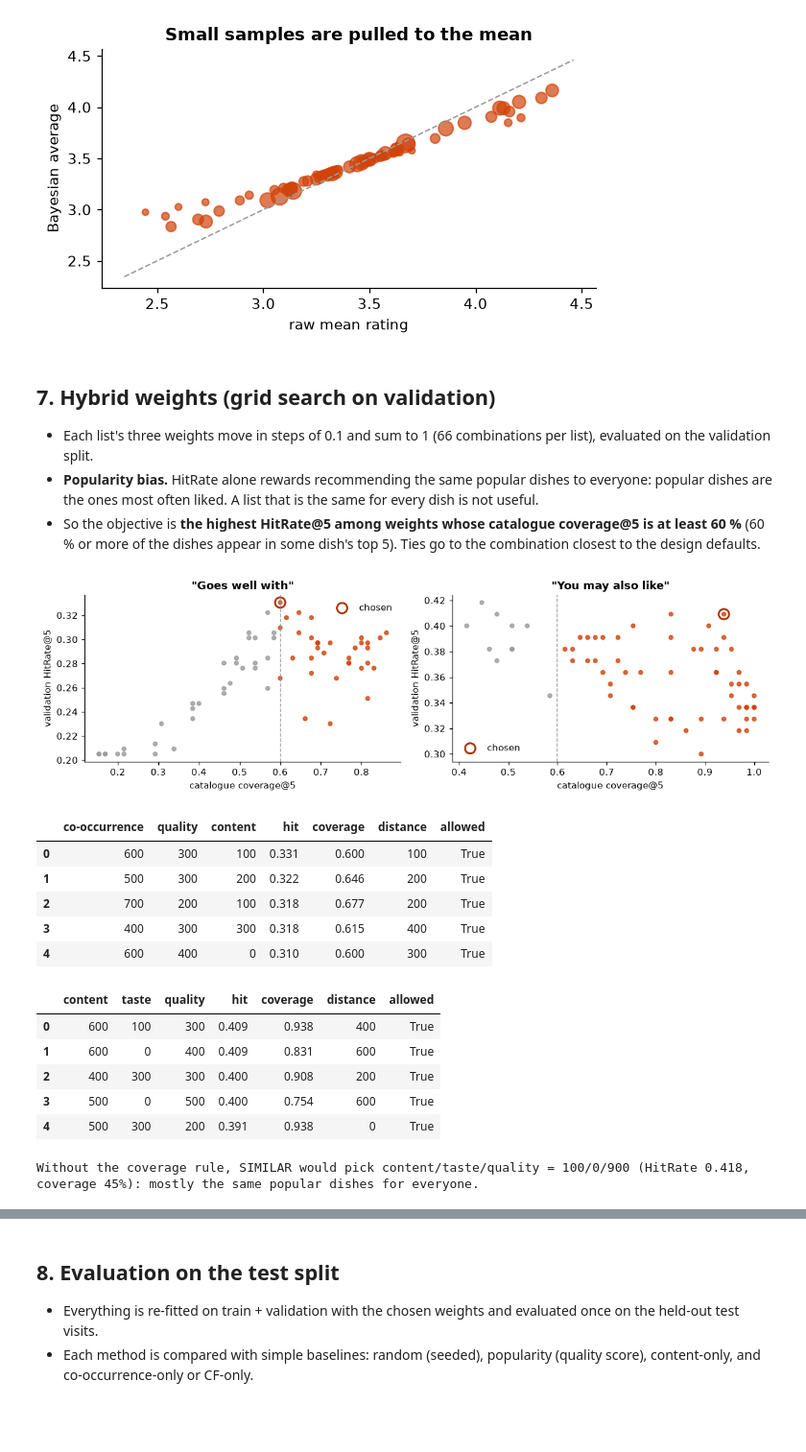
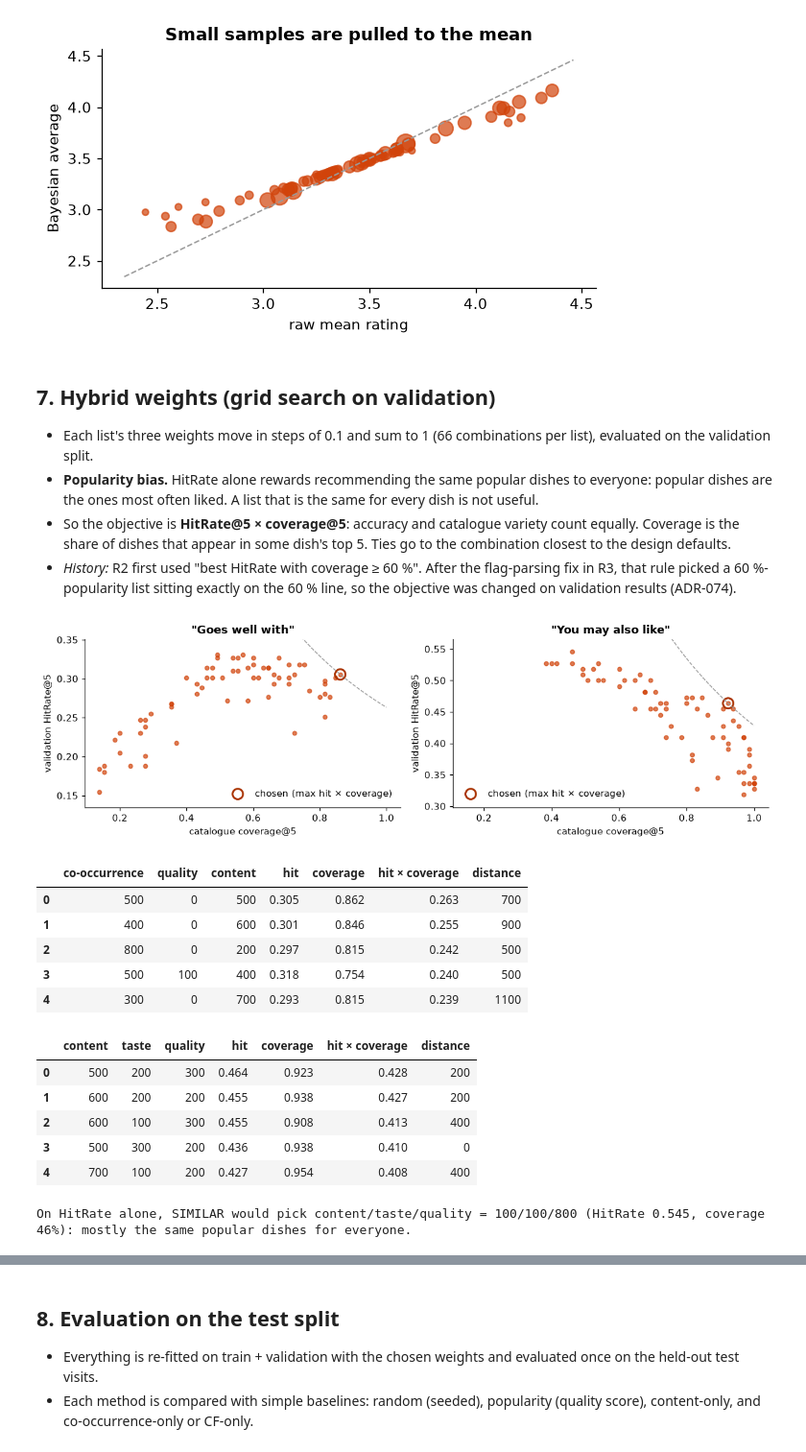
Before and after one commit to uTkarsho6/cafe-website, a Jupyter notebook: notebooks/recommendation.ipynb, the cells around one changed output, grey strips where cells are left out. Shown at 96% size. Saved outputs shown, nothing was run; the diff lists cells and outputs as text; code cells hidden in the pictures; blank space fills up the shorter version.

```diff
--- a/notebooks/recommendation.ipynb
+++ b/notebooks/recommendation.ipynb
@@ -183,9 +183,9 @@ def svd_rmse(train_df, eval_df, k):
         a, j = uidx.get(u, -1), iidx[s]
         p = b.predict(a, j) + (approx[a, j] if a >= 0 else 0.0)
         e.append(min(5, max(1, p)) - r)
-    return float(np.sqrt(np.mean(np.square(e))))
+    return float(np.sqrt(np.mean(np.square(e)))), float(np.mean(np.abs(e)))
 svd_sweep = pd.DataFrame({"components": [2, 5, 10, 20]})
-svd_sweep["validation RMSE"] = [svd_rmse(train_in, valid, k) for k in svd_sweep.components]
+svd_sweep["validation RMSE"] = [svd_rmse(train_in, valid, k)[0] for k in svd_sweep.components]
 svd_sweep.round(3)
 # %% [output]
 |  | components | validation RMSE |
@@ -208,7 +208,7 @@ rows = [
     ("User mean", test_scores["rmse_user_mean"], test_scores["mae_user_mean"]),
     ("Baseline predictor (μ + b_u + b_i)", test_scores["rmse_baseline"], test_scores["mae_baseline"]),
     (f"Item–item CF (λ_cf = {best_lam:g})", float(np.sqrt(np.mean(np.square(cf_err)))), float(np.mean(np.abs(cf_err)))),
-    (f"TruncatedSVD (k = {best_k})", svd_rmse(train_full, test, best_k), float("nan")),
+    (f"TruncatedSVD (k = {best_k})", *svd_rmse(train_full, test, best_k)),
 ]
 rating_table = pd.DataFrame(rows, columns=["method", "test RMSE", "test MAE"])
 plt.figure(figsize=(6.5, 2.8))
@@ -284,57 +284,59 @@ save("05_bayesian_quality")
 
 - Each list's three weights move in steps of 0.1 and sum to 1 (66 combinations per list), evaluated on the validation split.
 - **Popularity bias.** HitRate alone rewards recommending the same popular dishes to everyone: popular dishes are the ones most often liked. A list that is the same for every dish is not useful.
-- So the objective is **the highest HitRate@5 among weights whose catalogue coverage@5 is at least 60 %** (60 % or more of the dishes appear in some dish's top 5). Ties go to the combination closest to the design defaults.
+- So the objective is **HitRate@5 × coverage@5**: accuracy and catalogue variety count equally. Coverage is the share of dishes that appear in some dish's top 5. Ties go to the combination closest to the design defaults.
+- *History:* R2 first used "best HitRate with coverage ≥ 60 %". After the flag-parsing fix in R3, that rule picked a 60 %-popularity list sitting exactly on the 60 % line, so the objective was changed on validation results (ADR-074).
 # %%
 def grid():
     for a in range(0, 1001, 100):
         for b in range(0, 1001 - a, 100):
             yield a, b, 1000 - a - b
-MIN_COVERAGE = 0.6
 def list_coverage(m, kind):
     return len({e for s in m.slugs for e in R.top(m, s, kind, 5)}) / len(m.slugs)
 comp_rows, sim_rows = [], []
 for a, b, c in grid():
     m = R.with_weights(model_in, dict(R.DEFAULT_WEIGHTS, compCoocPm=a, compQualityPm=b, compContentPm=c))
     comp_rows.append((a, b, c, R.eval_complement(lambda s: R.top(m, s, "COMPLEMENT", 10), valid)["hit_rate"],
                       list_coverage(m, "COMPLEMENT")))
     m = R.with_weights(model_in, dict(R.DEFAULT_WEIGHTS, simContentPm=a, simTastePm=b, simQualityPm=c))
     sim_rows.append((a, b, c, R.eval_similar(lambda s: R.top(m, s, "SIMILAR", 10), train_in, valid, ROLE)["hit_rate"],
                      list_coverage(m, "SIMILAR")))
 def choose(rows, default):
     df = pd.DataFrame(rows, columns=["w1", "w2", "w3", "hit", "coverage"])
+    df["hit × coverage"] = df.hit * df.coverage
     df["distance"] = (df[["w1", "w2", "w3"]] - np.array(default)).abs().sum(axis=1)
-    df["allowed"] = df.coverage >= MIN_COVERAGE
-    return df.sort_values(["allowed", "hit", "distance"], ascending=[False, False, True]).reset_index(drop=True)
+    return df.sort_values(["hit × coverage", "distance"], ascending=[False, True]).reset_index(drop=True)
 comp_grid = choose(comp_rows, (600, 250, 150)).rename(columns={"w1": "co-occurrence", "w2": "quality", "w3": "content"})
 sim_grid = choose(sim_rows, (500, 300, 200)).rename(columns={"w1": "content", "w2": "taste", "w3": "quality"})
 fig, ax = plt.subplots(1, 2, figsize=(11, 3.4))
 for a, g, title, chosen_w in ((ax[0], comp_grid, '"Goes well with"', "co-occurrence"), (ax[1], sim_grid, '"You may also like"', "content")):
-    a.scatter(g.coverage, g.hit, s=18, color=[ORANGE if ok else GREY for ok in g.allowed], alpha=0.8)
-    a.scatter([g.coverage[0]], [g.hit[0]], s=120, facecolors="none", edgecolors=BROWN, linewidths=2, label="chosen")
-    a.axvline(MIN_COVERAGE, color=GREY, ls="--", lw=1)
+    a.scatter(g.coverage, g.hit, s=18, color=ORANGE, alpha=0.7)
+    a.scatter([g.coverage[0]], [g.hit[0]], s=120, facecolors="none", edgecolors=BROWN, linewidths=2, label="chosen (max hit × coverage)")
+    xs = np.linspace(0.15, 1.0, 50)
+    a.plot(xs, g["hit × coverage"][0] / xs, color=GREY, ls="--", lw=1)
+    a.set_ylim(g.hit.min() - 0.02, g.hit.max() + 0.02)
     a.set_xlabel("catalogue coverage@5"); a.set_ylabel("validation HitRate@5"); a.set_title(title); a.legend(frameon=False)
 save("07_weight_search")
 display(comp_grid.head(5).round(3)); display(sim_grid.head(5).round(3))
 best_unconstrained = sim_grid.sort_values("hit", ascending=False).iloc[0]
-print(f"Without the coverage rule, SIMILAR would pick content/taste/quality = "
+print(f"On HitRate alone, SIMILAR would pick content/taste/quality = "
       f"{int(best_unconstrained.content)}/{int(best_unconstrained.taste)}/{int(best_unconstrained.quality)} "
       f"(HitRate {best_unconstrained.hit:.3f}, coverage {best_unconstrained.coverage:.0%}): mostly the same popular dishes for everyone.")
 # %% [output]
-[figure, old version]
+[figure, new version]
-|  | co-occurrence | quality | content | hit | coverage | distance | allowed |
-| 0 | 600 | 300 | 100 | 0.331 | 0.600 | 100 | True |
-| 1 | 500 | 300 | 200 | 0.322 | 0.646 | 200 | True |
-| 2 | 700 | 200 | 100 | 0.318 | 0.677 | 200 | True |
-| 3 | 400 | 300 | 300 | 0.318 | 0.615 | 400 | True |
-| 4 | 600 | 400 | 0 | 0.310 | 0.600 | 300 | True |
+|  | co-occurrence | quality | content | hit | coverage | hit × coverage | distance |
+| 0 | 500 | 0 | 500 | 0.305 | 0.862 | 0.263 | 700 |
+| 1 | 400 | 0 | 600 | 0.301 | 0.846 | 0.255 | 900 |
+| 2 | 800 | 0 | 200 | 0.297 | 0.815 | 0.242 | 500 |
+| 3 | 500 | 100 | 400 | 0.318 | 0.754 | 0.240 | 500 |
+| 4 | 300 | 0 | 700 | 0.293 | 0.815 | 0.239 | 1100 |
-|  | content | taste | quality | hit | coverage | distance | allowed |
-| 0 | 600 | 100 | 300 | 0.409 | 0.938 | 400 | True |
-| 1 | 600 | 0 | 400 | 0.409 | 0.831 | 600 | True |
-| 2 | 400 | 300 | 300 | 0.400 | 0.908 | 200 | True |
-| 3 | 500 | 0 | 500 | 0.400 | 0.754 | 600 | True |
-| 4 | 500 | 300 | 200 | 0.391 | 0.938 | 0 | True |
+|  | content | taste | quality | hit | coverage | hit × coverage | distance |
+| 0 | 500 | 200 | 300 | 0.464 | 0.923 | 0.428 | 200 |
+| 1 | 600 | 200 | 200 | 0.455 | 0.938 | 0.427 | 200 |
+| 2 | 600 | 100 | 300 | 0.455 | 0.908 | 0.413 | 400 |
+| 3 | 500 | 300 | 200 | 0.436 | 0.938 | 0.410 | 0 |
+| 4 | 700 | 100 | 200 | 0.427 | 0.954 | 0.408 | 400 |
-Without the coverage rule, SIMILAR would pick content/taste/quality = 100/0/900 (HitRate 0.418, coverage 45%): mostly the same popular dishes for everyone.
+On HitRate alone, SIMILAR would pick content/taste/quality = 100/100/800 (HitRate 0.545, coverage 46%): mostly the same popular dishes for everyone.
 # %%
 best_c, best_s = comp_grid.iloc[0], sim_grid.iloc[0]
 CHOSEN = {"compCoocPm": int(best_c["co-occurrence"]), "compQualityPm": int(best_c["quality"]),
```
Also changed, not shown: parts of 5 cells of this notebook, 36 other files.
